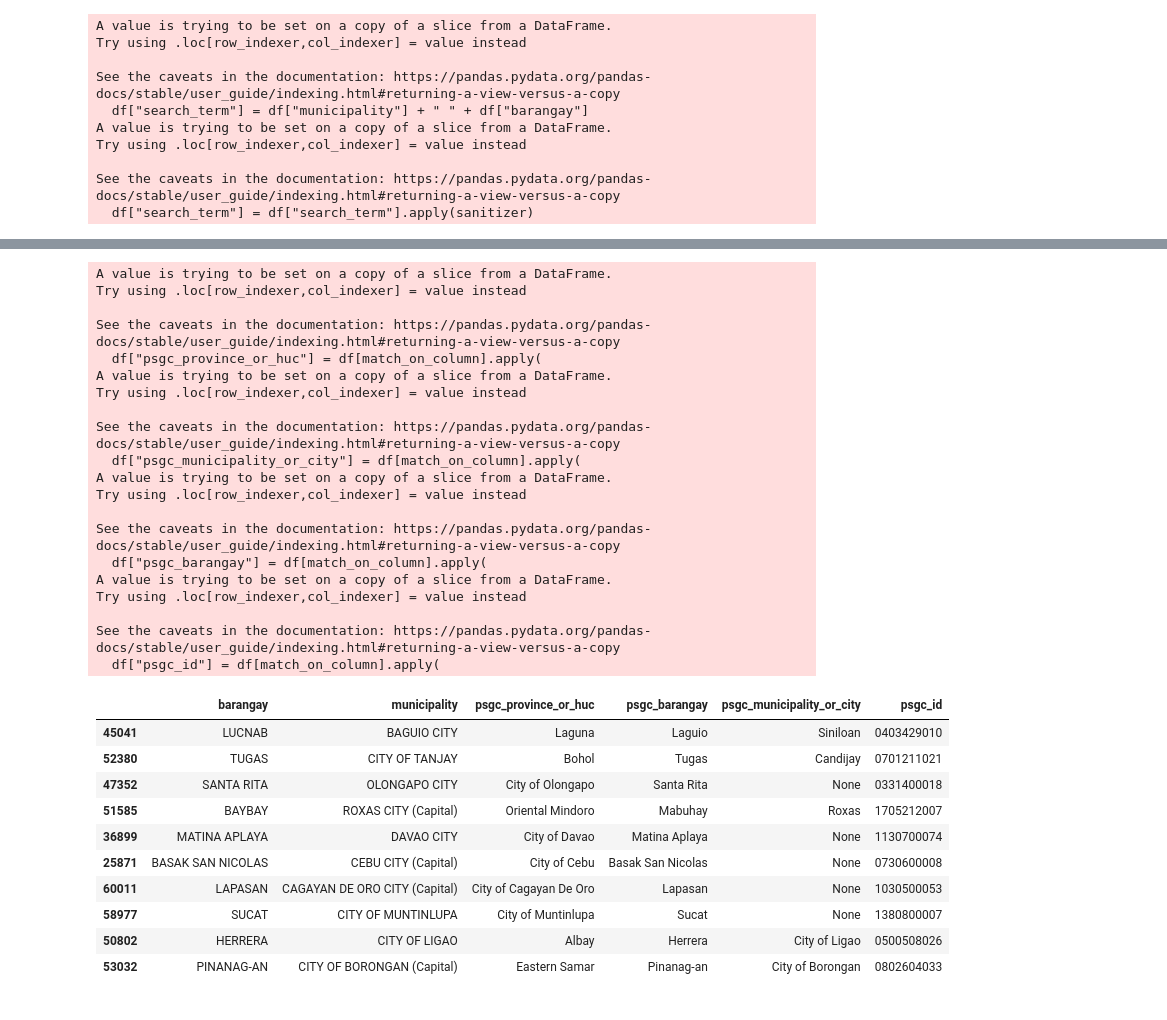
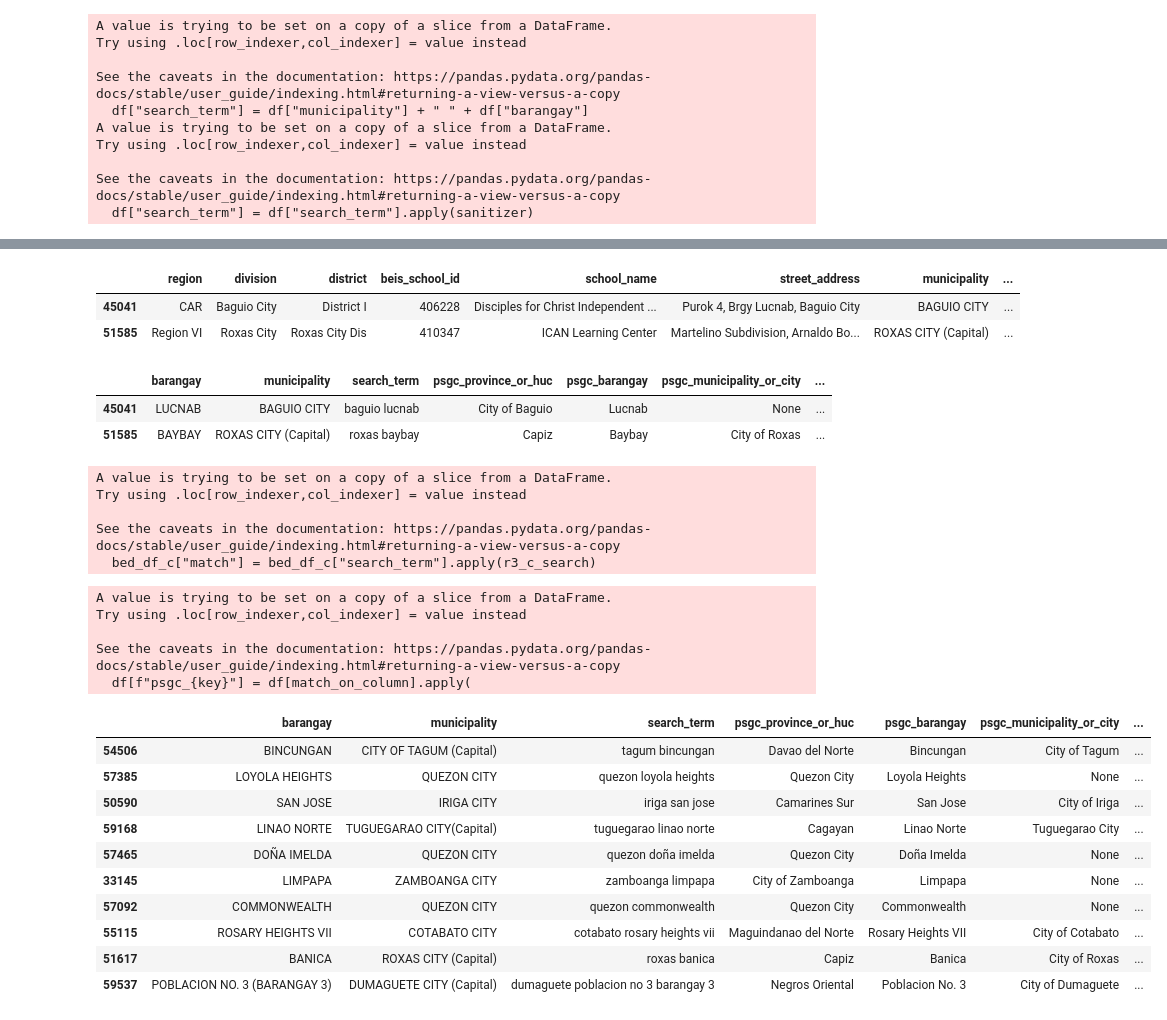
Before and after one commit to bendlikeabamboo/pap-datalab, a Jupyter notebook: notebooks/deped_basic_ed_instutions_uth.ipynb, the cells around one changed output, grey strips where cells are left out. Drawn from its saved outputs; the diff is of its cells as text; code cells hidden in the pictures.

```diff
--- a/notebooks/fuzzymatch.ipynb
+++ b/notebooks/deped_basic_ed_instutions_uth.ipynb
@@ -1395,9 +1424,8 @@ See the caveats in the documentation: https://pandas.pydata.org/pandas-docs/stab
 r3_c_search = partial(
     search,
     match_hooks=["province", "municipality", "barangay"],
-    threshold=0.90,
+    threshold=70,
     n=1,
-    sanitizer=r3_sanitizer,
+    search_sanitizer=r3_sanitizer,
+    fuzz_base=fuzz_base
 )
-
-bed_df_c["match"] = bed_df_c["search_term"].apply(r3_c_search)
@@ -1410,23 +1436,12 @@ See the caveats in the documentation: https://pandas.pydata.org/pandas-docs/stab
+# %%
+sample001
+# %% [output]
+|  | region | division | district | beis_school_id | school_name | street_address | municipality | ... |
+| 45041 | CAR | Baguio City | District I | 406228 | Disciples for Christ Independent ... | Purok 4, Brgy Lucnab, Baguio City | BAGUIO CITY | ... |
+| 51585 | Region VI | Roxas City | Roxas City Dis | 410347 | ICAN Learning Center | Martelino Subdivision, Arnaldo Bo... | ROXAS CITY (Capital) | ... |
 # %%
-bed_df_c = create_psgc_columns_from_match(df=bed_df_c, match_on_column="match")
+create_psgc_columns_from_match(df=sample001, match_on_column="match")[slim_view]
 # %% [output]
-A value is trying to be set on a copy of a slice from a DataFrame.
-Try using .loc[row_indexer,col_indexer] = value instead
-
-See the caveats in the documentation: https://pandas.pydata.org/pandas-docs/stable/user_guide/indexing.html#returning-a-view-versus-a-copy
-  df["psgc_province_or_huc"] = df[match_on_column].apply(
-A value is trying to be set on a copy of a slice from a DataFrame.
-Try using .loc[row_indexer,col_indexer] = value instead
-
-See the caveats in the documentation: https://pandas.pydata.org/pandas-docs/stable/user_guide/indexing.html#returning-a-view-versus-a-copy
-  df["psgc_municipality_or_city"] = df[match_on_column].apply(
-A value is trying to be set on a copy of a slice from a DataFrame.
-Try using .loc[row_indexer,col_indexer] = value instead
-
-See the caveats in the documentation: https://pandas.pydata.org/pandas-docs/stable/user_guide/indexing.html#returning-a-view-versus-a-copy
-  df["psgc_barangay"] = df[match_on_column].apply(
-A value is trying to be set on a copy of a slice from a DataFrame.
-Try using .loc[row_indexer,col_indexer] = value instead
-
-See the caveats in the documentation: https://pandas.pydata.org/pandas-docs/stable/user_guide/indexing.html#returning-a-view-versus-a-copy
-  df["psgc_id"] = df[match_on_column].apply(
+|  | barangay | municipality | search_term | psgc_province_or_huc | psgc_barangay | psgc_municipality_or_city | ... |
+| 45041 | LUCNAB | BAGUIO CITY | baguio lucnab | City of Baguio | Lucnab | None | ... |
+| 51585 | BAYBAY | ROXAS CITY (Capital) | roxas baybay | Capiz | Baybay | City of Roxas | ... |
@@ -1433,14 +1450,27 @@ See the caveats in the documentation: https://pandas.pydata.org/pandas-docs/stab
 # %%
-bed_df_c[slim_view].sample(10)
+bed_df_c["match"] = bed_df_c["search_term"].apply(r3_c_search)
 # %% [output]
-|  | barangay | municipality | psgc_province_or_huc | psgc_barangay | psgc_municipality_or_city | psgc_id |
-| 45041 | LUCNAB | BAGUIO CITY | Laguna | Laguio | Siniloan | 0403429010 |
-| 52380 | TUGAS | CITY OF TANJAY | Bohol | Tugas | Candijay | 0701211021 |
-| 47352 | SANTA RITA | OLONGAPO CITY | City of Olongapo | Santa Rita | None | 0331400018 |
-| 51585 | BAYBAY | ROXAS CITY (Capital) | Oriental Mindoro | Mabuhay | Roxas | 1705212007 |
-| 36899 | MATINA APLAYA | DAVAO CITY | City of Davao | Matina Aplaya | None | 1130700074 |
-| 25871 | BASAK SAN NICOLAS | CEBU CITY (Capital) | City of Cebu | Basak San Nicolas | None | 0730600008 |
-| 60011 | LAPASAN | CAGAYAN DE ORO CITY (Capital) | City of Cagayan De Oro | Lapasan | None | 1030500053 |
-| 58977 | SUCAT | CITY OF MUNTINLUPA | City of Muntinlupa | Sucat | None | 1380800007 |
-| 50802 | HERRERA | CITY OF LIGAO | Albay | Herrera | City of Ligao | 0500508026 |
-| 53032 | PINANAG-AN | CITY OF BORONGAN (Capital) | Eastern Samar | Pinanag-an | City of Borongan | 0802604033 |
+A value is trying to be set on a copy of a slice from a DataFrame.
+Try using .loc[row_indexer,col_indexer] = value instead
+
+See the caveats in the documentation: https://pandas.pydata.org/pandas-docs/stable/user_guide/indexing.html#returning-a-view-versus-a-copy
+  bed_df_c["match"] = bed_df_c["search_term"].apply(r3_c_search)
+# %%
+create_psgc_columns_from_match(df=bed_df_c, match_on_column="match").sample(10)[slim_view]
+# %% [output]
+A value is trying to be set on a copy of a slice from a DataFrame.
+Try using .loc[row_indexer,col_indexer] = value instead
+
+See the caveats in the documentation: https://pandas.pydata.org/pandas-docs/stable/user_guide/indexing.html#returning-a-view-versus-a-copy
+  df[f"psgc_{key}"] = df[match_on_column].apply(
+|  | barangay | municipality | search_term | psgc_province_or_huc | psgc_barangay | psgc_municipality_or_city | ... |
+| 54506 | BINCUNGAN | CITY OF TAGUM (Capital) | tagum bincungan | Davao del Norte | Bincungan | City of Tagum | ... |
+| 57385 | LOYOLA HEIGHTS | QUEZON CITY | quezon loyola heights | Quezon City | Loyola Heights | None | ... |
+| 50590 | SAN JOSE | IRIGA CITY | iriga san jose | Camarines Sur | San Jose | City of Iriga | ... |
+| 59168 | LINAO NORTE | TUGUEGARAO CITY(Capital) | tuguegarao linao norte | Cagayan | Linao Norte | Tuguegarao City | ... |
+| 57465 | DOÑA IMELDA | QUEZON CITY | quezon doña imelda | Quezon City | Doña Imelda | None | ... |
+| 33145 | LIMPAPA | ZAMBOANGA CITY | zamboanga limpapa | City of Zamboanga | Limpapa | None | ... |
+| 57092 | COMMONWEALTH | QUEZON CITY | quezon commonwealth | Quezon City | Commonwealth | None | ... |
+| 55115 | ROSARY HEIGHTS VII | COTABATO CITY | cotabato rosary heights vii | Maguindanao del Norte | Rosary Heights VII | City of Cotabato | ... |
+| 51617 | BANICA | ROXAS CITY (Capital) | roxas banica | Capiz | Banica | City of Roxas | ... |
+| 59537 | POBLACION NO. 3 (BARANGAY 3) | DUMAGUETE CITY (Capital) | dumaguete poblacion no 3 barangay 3 | Negros Oriental | Poblacion No. 3 | City of Dumaguete | ... |
```
Also changed, not shown: parts of 22 cells of this notebook, 4 other files.
